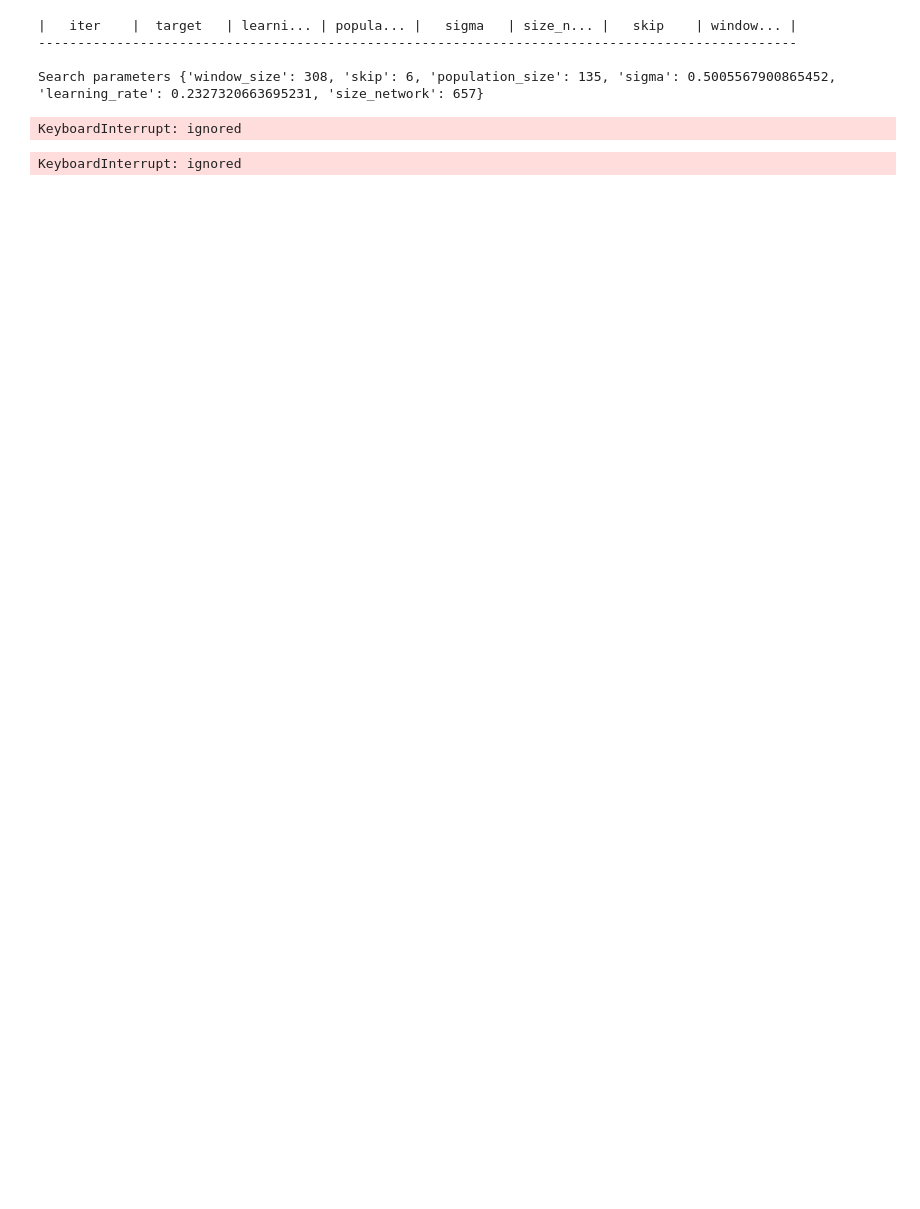
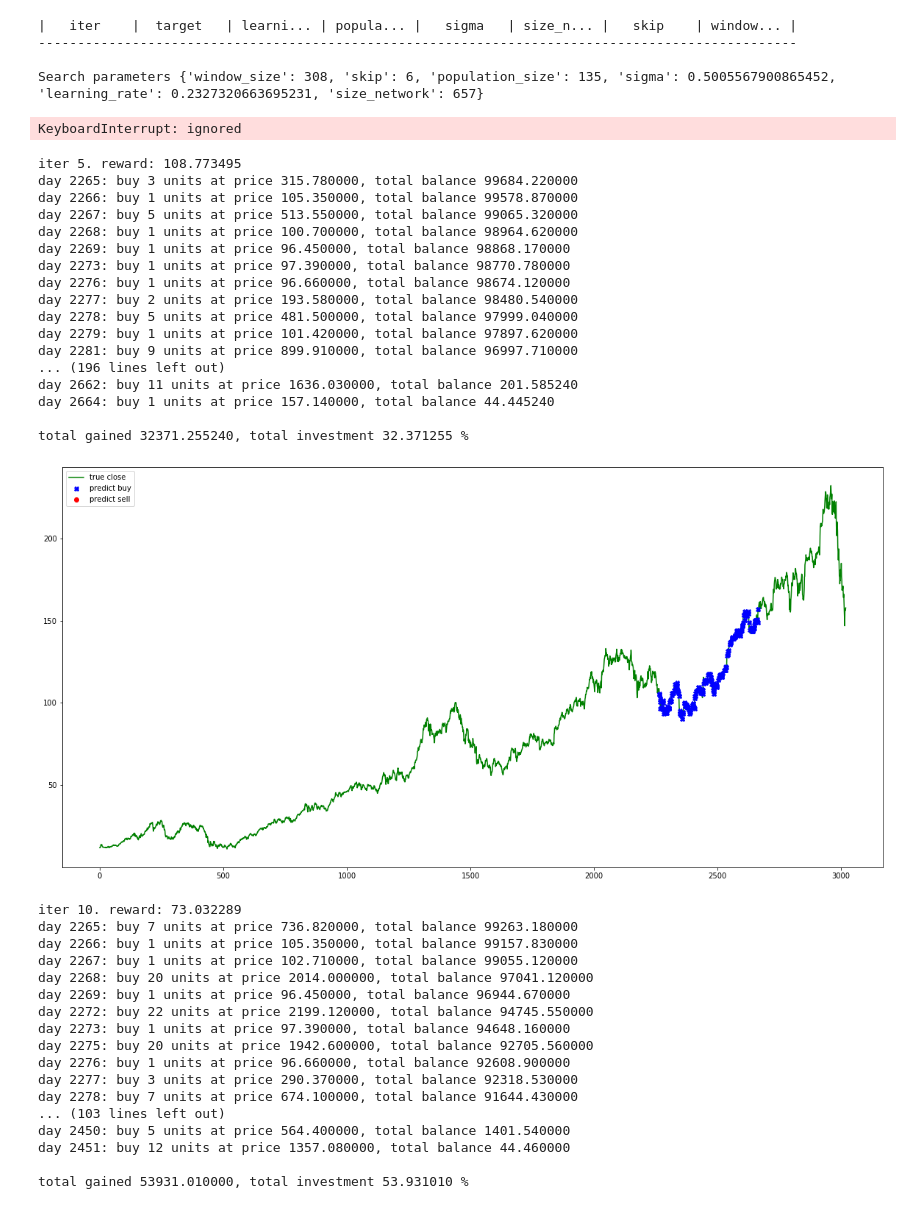
Before and after one commit to YangchenHuang/Algorithmic_Trading, a Jupyter notebook: RL_Evolution Strategy.ipynb, the cells around one changed output. Drawn from its saved outputs; the diff is of its cells as text; code cells hidden in the pictures; blank space fills up the shorter version.

```diff
--- a/RL_Evolution Strategy.ipynb
+++ b/RL_Evolution Strategy.ipynb
@@ -139,6 +132,12 @@ class Deep_Evolution_Strategy:
             #         'iter %d. reward: %f validate: %f %%'
             #         % (i + 1, final_reward, v)
             #     )
+            if (i + 1) % print_every == 0:
+                print(
+                    'iter %d. reward: %f'
+                    % (i + 1, final_reward)
+                )
+                self.buy()
             # if v > max_validate:
             #     best_model.set_weights=self.weights
             if i==epoch-1:
@@ -212,6 +211,7 @@ class Agent:
         state = get_state(data, 0, self.window_size + 1)
         inventory = []
         quantity = 0
+        # final_money = starting_money
         for t in range(30, l-test_size-dev_size, self.skip):
             action, trade = self.act(state)
             next_state = get_state(data, t + 1, self.window_size + 1)
@@ -230,6 +230,7 @@ class Agent:
                 quantity -= sell_units
                 total_sell = sell_units * close[t]
                 initial_money += total_sell
+                # final_money = initial_money
 
             state = next_state
         if quantity>0:
@@ -279,6 +280,7 @@ class Agent:
         states_buy = []
         inventory = []
         quantity = 0
+        # final_money = starting_money
         for t in range(l-test_size, l, self.skip):
             action, trade = self.act(state)
             next_state = get_state(data, t + 1, self.window_size + 1)
@@ -302,14 +304,11 @@ class Agent:
                 quantity -= sell_units
                 total_sell = sell_units * close[t]
                 initial_money += total_sell
+                # final_money = initial_money
                 states_sell.append(t)
-                try:
-                    invest = ((total_sell - bought_price) / bought_price) * 100
-                except:
-                    invest = 0
                 print(
-                    'day %d, sell %d units at price %f, investment %f %%, total balance %f,'
-                    % (t, sell_units, total_sell, invest, initial_money)
+                    'day %d, sell %d units at price %f, total balance %f,'
+                    % (t, sell_units, total_sell, initial_money)
                 )
             state = next_state
         if quantity>0:
@@ -387,19 +386,48 @@ KeyboardInterrupt: ignored
 # %%
 model = Model(input_size = 30*4,
               layer_size = 500,
               output_size = 3)
 agent = Agent(population_size = 50,
               sigma = 0.1,
               learning_rate = 0.02,
               model = model,
               money = 100000,
-              skip = 10,
+              skip = 1,
               window_size = 30)
-agent.fit(25, 5)
-# for i in range(1, 500):
-#     agent.fit(1,1)
-#     print(agent.validate())
-#     if agent.validate()>50:
-#         agent.buy()
+agent.fit(50, 5)
 # %% [output]
-KeyboardInterrupt: ignored
+iter 5. reward: 108.773495
+day 2265: buy 3 units at price 315.780000, total balance 99684.220000
+day 2266: buy 1 units at price 105.350000, total balance 99578.870000
+day 2267: buy 5 units at price 513.550000, total balance 99065.320000
+day 2268: buy 1 units at price 100.700000, total balance 98964.620000
+day 2269: buy 1 units at price 96.450000, total balance 98868.170000
+day 2273: buy 1 units at price 97.390000, total balance 98770.780000
+day 2276: buy 1 units at price 96.660000, total balance 98674.120000
+day 2277: buy 2 units at price 193.580000, total balance 98480.540000
+day 2278: buy 5 units at price 481.500000, total balance 97999.040000
+day 2279: buy 1 units at price 101.420000, total balance 97897.620000
+day 2281: buy 9 units at price 899.910000, total balance 96997.710000
+... (196 lines left out)
+day 2662: buy 11 units at price 1636.030000, total balance 201.585240
+day 2664: buy 1 units at price 157.140000, total balance 44.445240
+
+total gained 32371.255240, total investment 32.371255 %
+[figure, added]
+iter 10. reward: 73.032289
+day 2265: buy 7 units at price 736.820000, total balance 99263.180000
+day 2266: buy 1 units at price 105.350000, total balance 99157.830000
+day 2267: buy 1 units at price 102.710000, total balance 99055.120000
+day 2268: buy 20 units at price 2014.000000, total balance 97041.120000
+day 2269: buy 1 units at price 96.450000, total balance 96944.670000
+day 2272: buy 22 units at price 2199.120000, total balance 94745.550000
+day 2273: buy 1 units at price 97.390000, total balance 94648.160000
+day 2275: buy 20 units at price 1942.600000, total balance 92705.560000
+day 2276: buy 1 units at price 96.660000, total balance 92608.900000
+day 2277: buy 3 units at price 290.370000, total balance 92318.530000
+day 2278: buy 7 units at price 674.100000, total balance 91644.430000
+... (103 lines left out)
+day 2450: buy 5 units at price 564.400000, total balance 1401.540000
+day 2451: buy 12 units at price 1357.080000, total balance 44.460000
+
+total gained 53931.010000, total investment 53.931010 %
```
Also changed, not shown: parts of 6 cells of this notebook.
